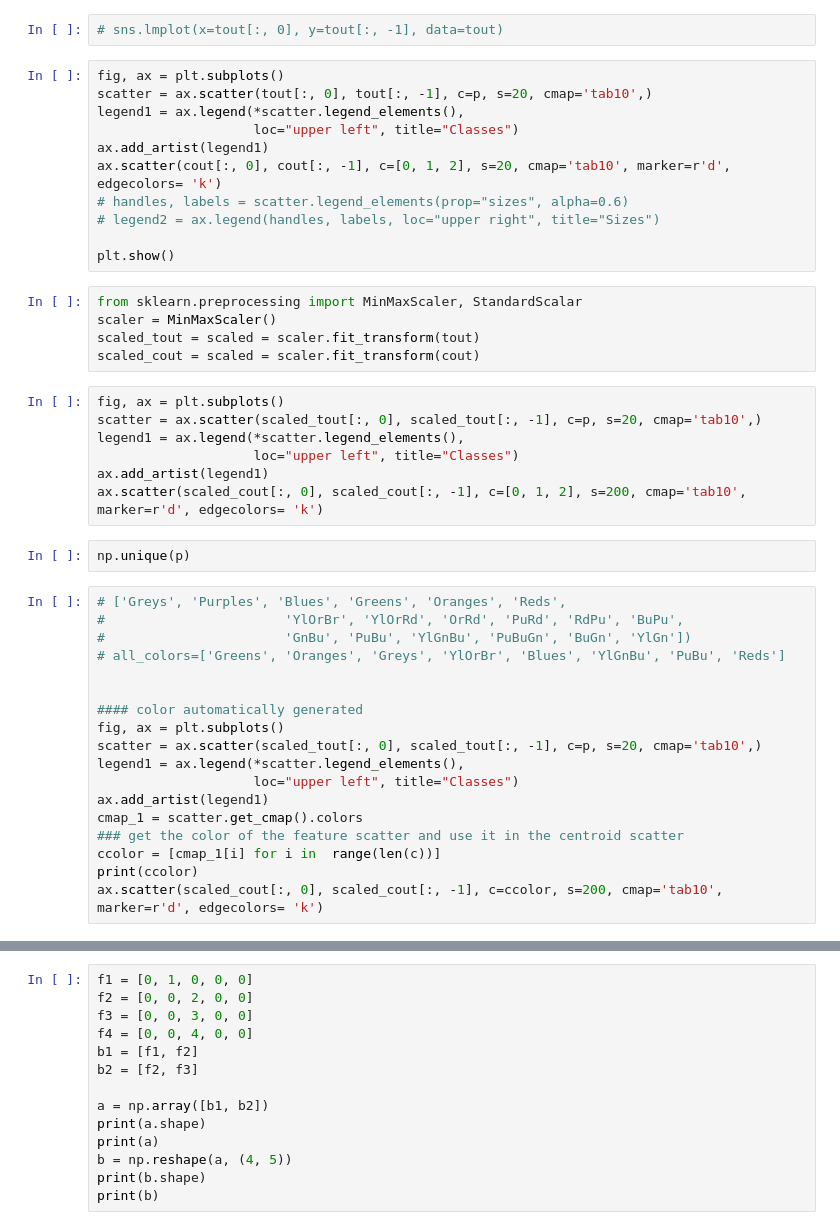
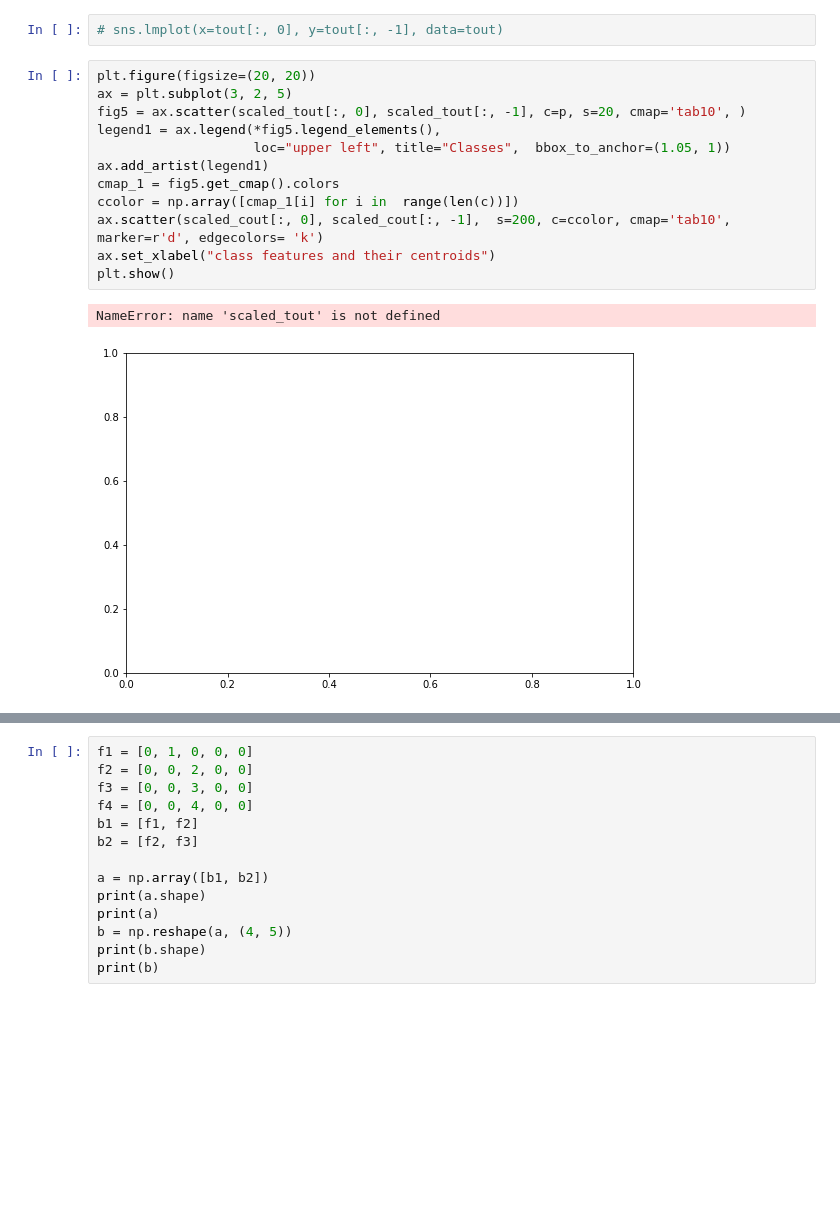
Before and after one commit to BhujayKumarBhatta/OCLog, a Jupyter notebook: oclog/openset/notebooks/VP_1.ipynb, the cells around one changed output, grey strips where cells are left out. Saved outputs shown, nothing was run; the diff lists cells and outputs as text; blank space fills up the shorter version.

```diff
--- a/oclog/openset/notebooks/VP_1.ipynb
+++ b/oclog/openset/notebooks/VP_1.ipynb
@@ -118,45 +185,17 @@ plt.show()
 # %%
 # sns.lmplot(x=tout[:, 0], y=tout[:, -1], data=tout)
 # %%
-fig, ax = plt.subplots()
-scatter = ax.scatter(tout[:, 0], tout[:, -1], c=p, s=20, cmap='tab10',)
-legend1 = ax.legend(*scatter.legend_elements(),
-                    loc="upper left", title="Classes")
+plt.figure(figsize=(20, 20))
+ax = plt.subplot(3, 2, 5)
+fig5 = ax.scatter(scaled_tout[:, 0], scaled_tout[:, -1], c=p, s=20, cmap='tab10', )
+legend1 = ax.legend(*fig5.legend_elements(),
+                    loc="upper left", title="Classes",  bbox_to_anchor=(1.05, 1))
 ax.add_artist(legend1)
-ax.scatter(cout[:, 0], cout[:, -1], c=[0, 1, 2], s=20, cmap='tab10', marker=r'd', edgecolors= 'k')
-# handles, labels = scatter.legend_elements(prop="sizes", alpha=0.6)
-# legend2 = ax.legend(handles, labels, loc="upper right", title="Sizes")
-
+cmap_1 = fig5.get_cmap().colors
+ccolor = np.array([cmap_1[i] for i in  range(len(c))])
+ax.scatter(scaled_cout[:, 0], scaled_cout[:, -1],  s=200, c=ccolor, cmap='tab10', marker=r'd', edgecolors= 'k')
+ax.set_xlabel("class features and their centroids")
 plt.show()
+# %% [output]
+NameError: name 'scaled_tout' is not defined
+[figure, added]
-# %%
-from sklearn.preprocessing import MinMaxScaler, StandardScalar
-scaler = MinMaxScaler()
-scaled_tout = scaled = scaler.fit_transform(tout)
-scaled_cout = scaled = scaler.fit_transform(cout)
-# %%
-fig, ax = plt.subplots()
-scatter = ax.scatter(scaled_tout[:, 0], scaled_tout[:, -1], c=p, s=20, cmap='tab10',)
-legend1 = ax.legend(*scatter.legend_elements(),
-                    loc="upper left", title="Classes")
-ax.add_artist(legend1)
-ax.scatter(scaled_cout[:, 0], scaled_cout[:, -1], c=[0, 1, 2], s=200, cmap='tab10', marker=r'd', edgecolors= 'k')
-# %%
-np.unique(p)
-# %%
-# ['Greys', 'Purples', 'Blues', 'Greens', 'Oranges', 'Reds',
-#                       'YlOrBr', 'YlOrRd', 'OrRd', 'PuRd', 'RdPu', 'BuPu',
-#                       'GnBu', 'PuBu', 'YlGnBu', 'PuBuGn', 'BuGn', 'YlGn'])
-# all_colors=['Greens', 'Oranges', 'Greys', 'YlOrBr', 'Blues', 'YlGnBu', 'PuBu', 'Reds']
-
-
-#### color automatically generated
-fig, ax = plt.subplots()
-scatter = ax.scatter(scaled_tout[:, 0], scaled_tout[:, -1], c=p, s=20, cmap='tab10',)
-legend1 = ax.legend(*scatter.legend_elements(),
-                    loc="upper left", title="Classes")
-ax.add_artist(legend1)
-cmap_1 = scatter.get_cmap().colors
-### get the color of the feature scatter and use it in the centroid scatter
-ccolor = [cmap_1[i] for i in  range(len(c))]
-print(ccolor)
-ax.scatter(scaled_cout[:, 0], scaled_cout[:, -1], c=ccolor, s=200, cmap='tab10', marker=r'd', edgecolors= 'k')
```
Also changed, not shown: parts of 32 cells of this notebook, 1 other file.
